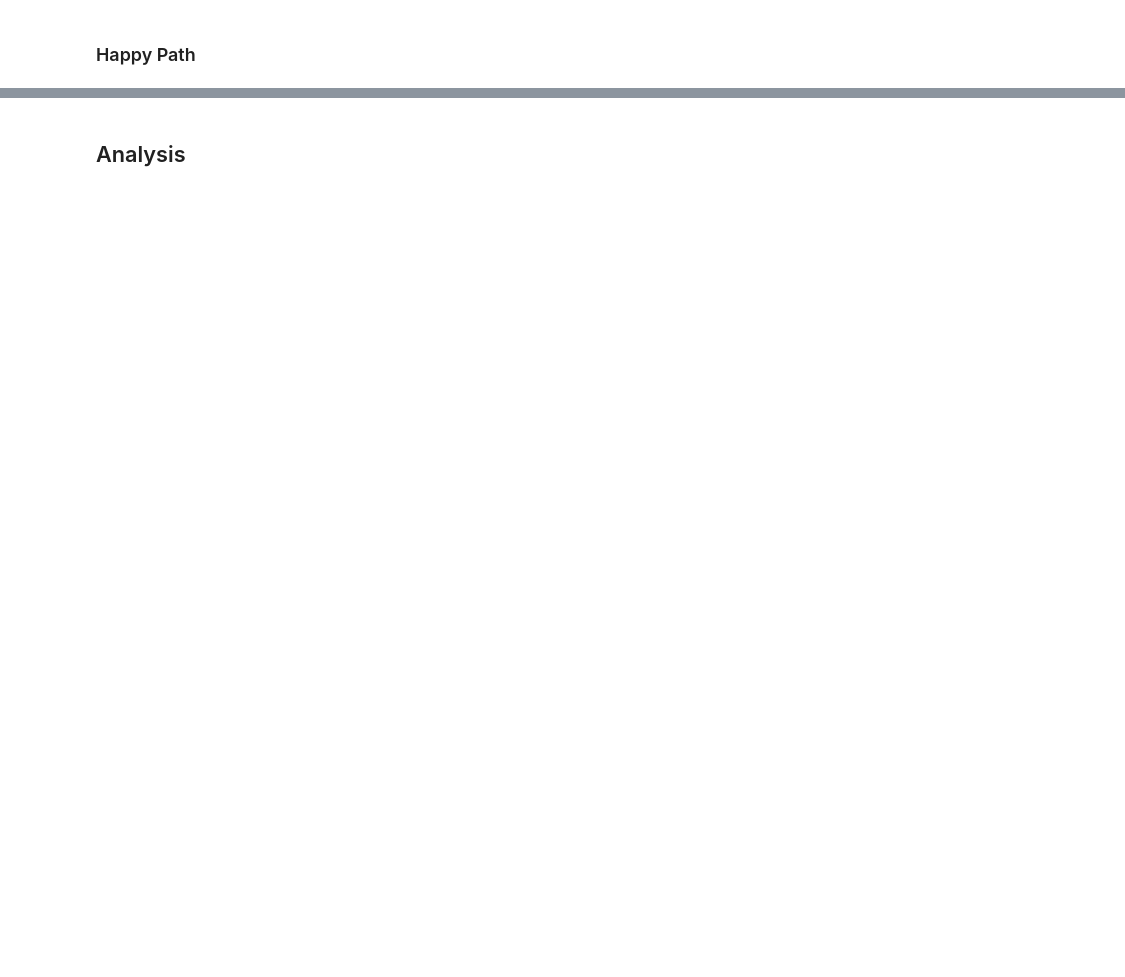
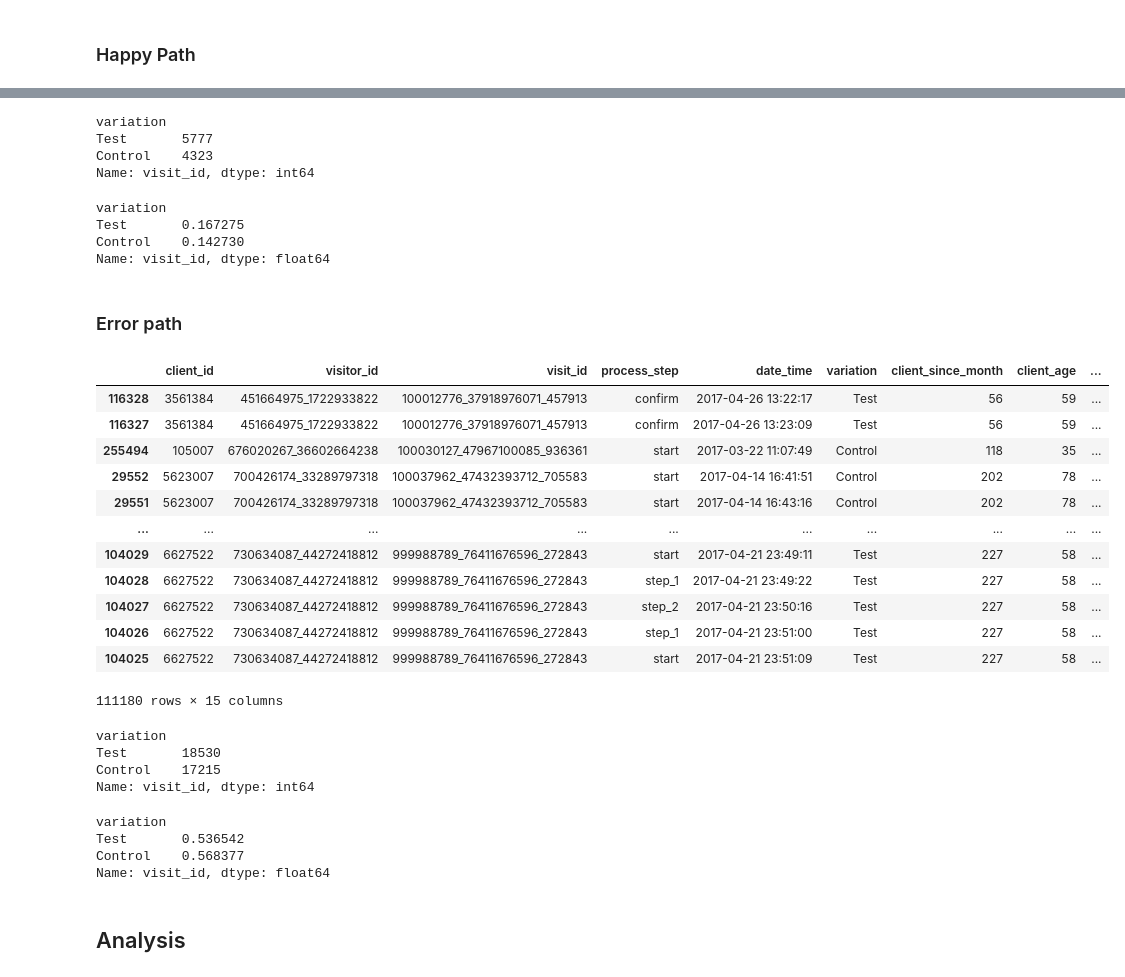
Before and after one commit to Aru-jan/vanguard-ab-test, a Jupyter notebook: main.ipynb, the cells around one changed output, grey strips where cells are left out. Saved outputs shown, nothing was run; the diff lists cells and outputs as text; code cells hidden in the pictures; blank space fills up the shorter version.

Commit message:
created error paths

```diff
--- a/main.ipynb
+++ b/main.ipynb
@@ -289,3 +778,58 @@ display(success_rate)
+# %%
+number_of_visits_non_happy = non_happy_paths.groupby('variation', observed=False)['visit_id'].nunique()
+display(number_of_visits_non_happy)
+# %% [output]
+variation
+Test       5777
+Control    4323
+Name: visit_id, dtype: int64
+# %%
+success_rate_non_happy = number_of_visits_non_happy / number_of_visits
+display(success_rate_non_happy)
+# proportion of lost people is greater in test group.
+# %% [output]
+variation
+Test       0.167275
+Control    0.142730
+Name: visit_id, dtype: float64
+# %% [markdown]
+### Error path
+# %%
+without_happy_path = visits_variations[~visits_variations['visit_id'].isin(happy_paths['visit_id'])]
+
+error_paths = without_happy_path[~without_happy_path['visit_id'].isin(non_happy_paths['visit_id'])]
+
+display(error_paths)
+# %% [output]
+|  | client_id | visitor_id | visit_id | process_step | date_time | variation | client_since_month | client_age | ... |
+| 116328 | 3561384 | 451664975_1722933822 | 100012776_37918976071_457913 | confirm | 2017-04-26 13:22:17 | Test | 56 | 59 | ... |
+| 116327 | 3561384 | 451664975_1722933822 | 100012776_37918976071_457913 | confirm | 2017-04-26 13:23:09 | Test | 56 | 59 | ... |
+| 255494 | 105007 | 676020267_36602664238 | 100030127_47967100085_936361 | start | 2017-03-22 11:07:49 | Control | 118 | 35 | ... |
+| 29552 | 5623007 | 700426174_33289797318 | 100037962_47432393712_705583 | start | 2017-04-14 16:41:51 | Control | 202 | 78 | ... |
+| 29551 | 5623007 | 700426174_33289797318 | 100037962_47432393712_705583 | start | 2017-04-14 16:43:16 | Control | 202 | 78 | ... |
+| ... | ... | ... | ... | ... | ... | ... | ... | ... | ... |
+| 104029 | 6627522 | 730634087_44272418812 | 999988789_76411676596_272843 | start | 2017-04-21 23:49:11 | Test | 227 | 58 | ... |
+| 104028 | 6627522 | 730634087_44272418812 | 999988789_76411676596_272843 | step_1 | 2017-04-21 23:49:22 | Test | 227 | 58 | ... |
+| 104027 | 6627522 | 730634087_44272418812 | 999988789_76411676596_272843 | step_2 | 2017-04-21 23:50:16 | Test | 227 | 58 | ... |
+| 104026 | 6627522 | 730634087_44272418812 | 999988789_76411676596_272843 | step_1 | 2017-04-21 23:51:00 | Test | 227 | 58 | ... |
+| 104025 | 6627522 | 730634087_44272418812 | 999988789_76411676596_272843 | start | 2017-04-21 23:51:09 | Test | 227 | 58 | ... |
+111180 rows × 15 columns
+# %%
+number_of_visits_error_path = error_paths.groupby('variation', observed=False)['visit_id'].nunique()
+display(number_of_visits_error_path)
+# %% [output]
+variation
+Test       18530
+Control    17215
+Name: visit_id, dtype: int64
+# %%
+success_rate_error_paths = number_of_visits_error_path / number_of_visits
+display(success_rate_error_paths)
+# %% [output]
+variation
+Test       0.536542
+Control    0.568377
+Name: visit_id, dtype: float64
 # %% [markdown]
 ## Analysis
 # %%
```
Also changed, not shown: parts of 45 cells of this notebook.
